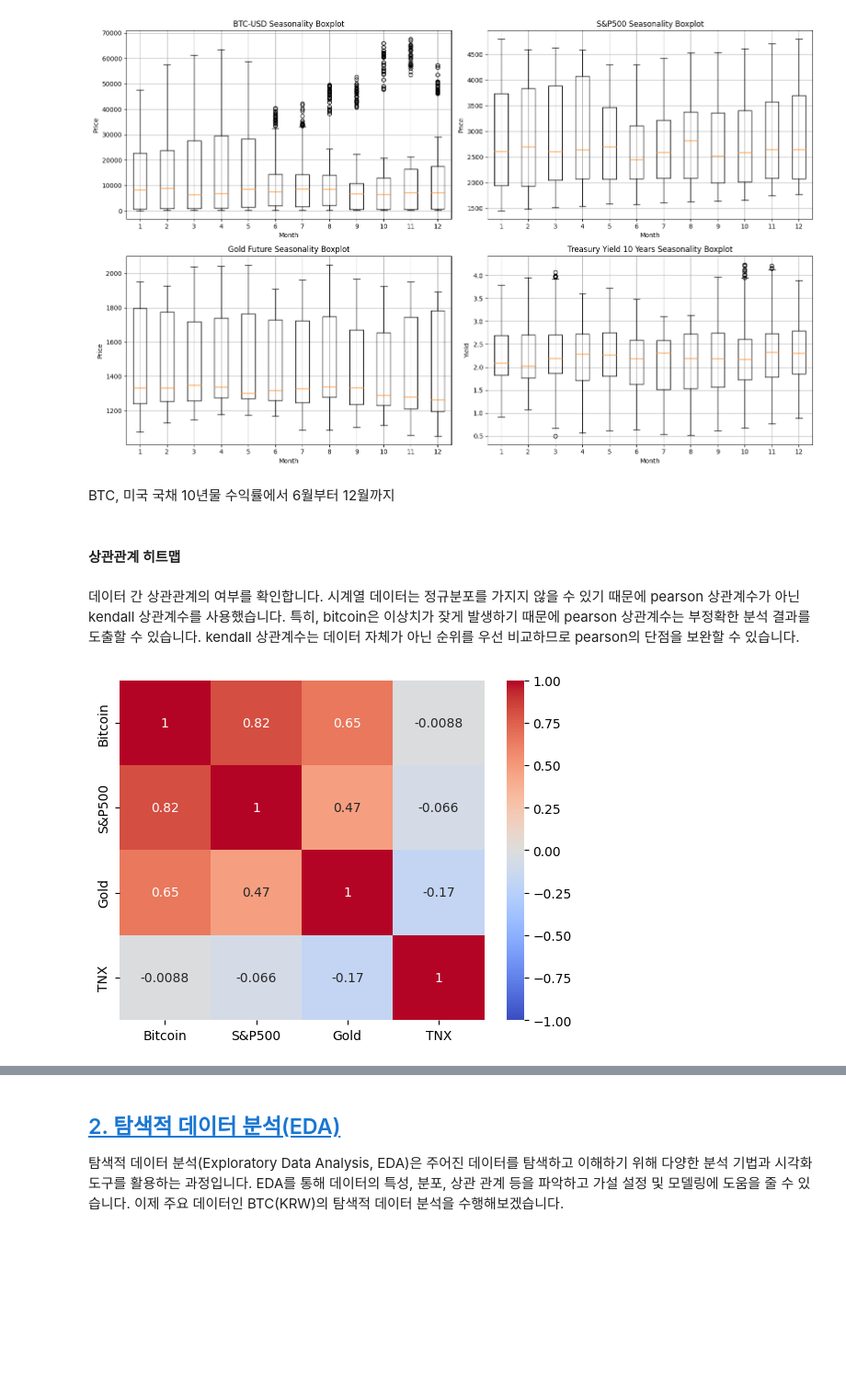
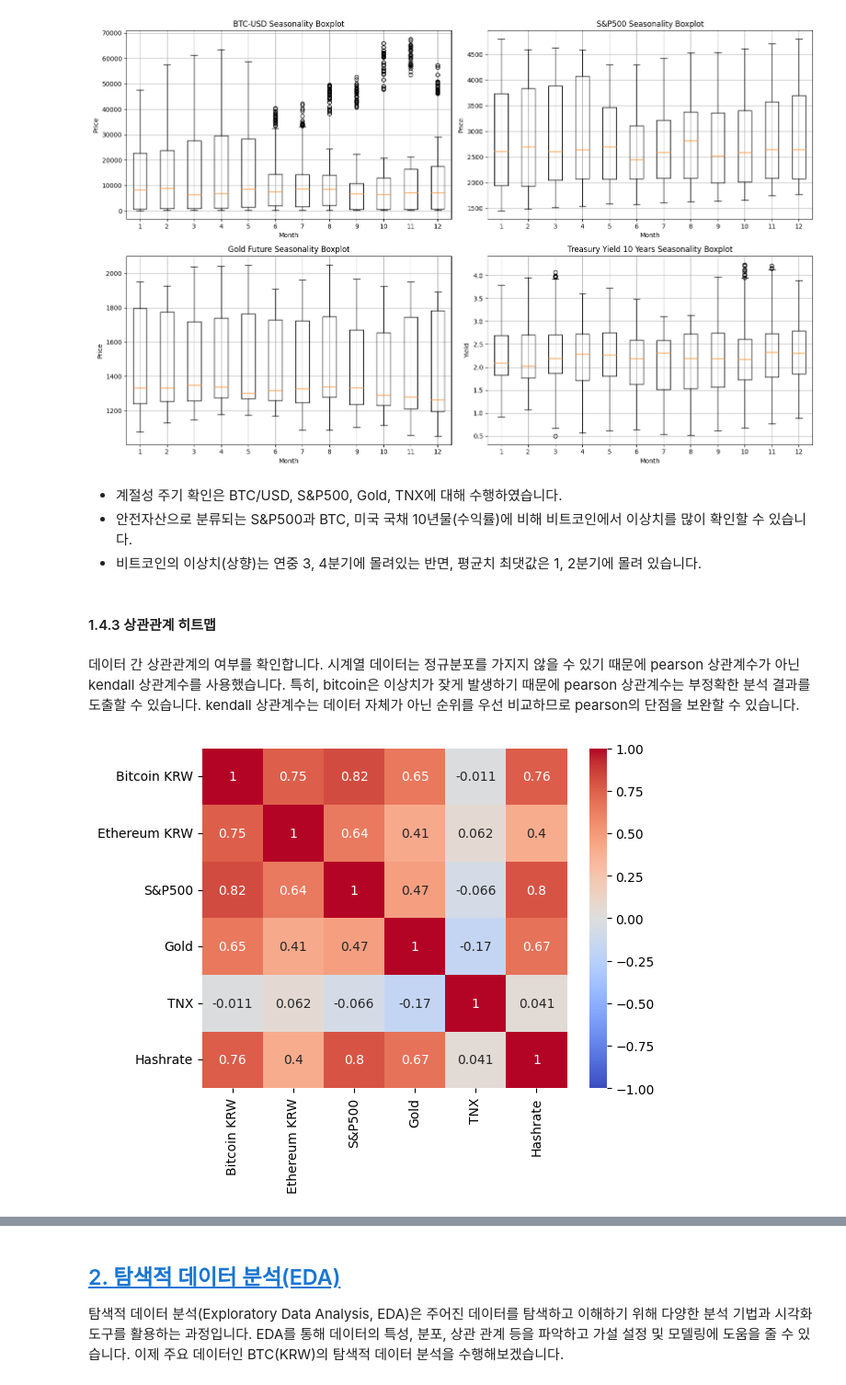
Before and after one commit to young1ll/time-series-da, a Jupyter notebook: upbitAnalyzer_data_analysis_report.ipynb, the cells around one changed output, grey strips where cells are left out. Shown at 92% size. Cells and saved outputs as stored; diff of their text form; code cells hidden in the pictures; blank space fills up the shorter version.

```diff
--- a/upbitAnalyzer_data_analysis_report.ipynb
+++ b/upbitAnalyzer_data_analysis_report.ipynb
@@ -147,0 +277,8 @@ btc_usd_df.tail()
+# %%
+import quandl
+
+# Quandl API 키 설정
+quandl.ApiConfig.api_key = 'Nvs1qJzWimszHvXmLGPQ'
+
+# Bitcoin 해시레이트 데이터 가져오기
+hr_df = quandl.get('BCHAIN/HRATE')
@@ -196,3 +367,13 @@ gld_df.head(5)
 | 2013-01-04 | 1647.000000 | 1658.300049 | 1625.699951 | 1648.099976 | 1648.099976 | 199 |
 | 2013-01-07 | 1656.500000 | 1659.900024 | 1643.800049 | 1645.500000 | 1645.500000 | 49 |
 | 2013-01-08 | 1647.699951 | 1661.500000 | 1647.699951 | 1661.500000 | 1661.500000 | 17 |
+# %%
+# ETH/KRW
+yfin.pdr_override()
+
+ethname = 'Bitcoin(KRW)'
+eth = 'ETH-KRW'
+eth_df = pdr.get_data_yahoo(eth, start=date_start, end=date_today)
+
+print(eth_df.shape)
+eth_df.head(5)
@@ -407,24 +646,26 @@ plt.tight_layout()
 plt.show()
 # %% [output]
 [figure]
-# %% [markdown]
-BTC, 미국 국채 10년물 수익률에서 6월부터 12월까지
+# %% [markdown]
+- 계절성 주기 확인은 BTC/USD, S&P500, Gold, TNX에 대해 수행하였습니다.
+- 안전자산으로 분류되는 S&P500과 BTC, 미국 국채 10년물(수익률)에 비해 비트코인에서 이상치를 많이 확인할 수 있습니다.
+- 비트코인의 이상치(상향)는 연중 3, 4분기에 몰려있는 반면, 평균치 최댓값은 1, 2분기에 몰려 있습니다.
 # %% [markdown]
-#### 상관관계 히트맵
+#### 1.4.3 상관관계 히트맵
 # %% [markdown]
 데이터 간 상관관계의 여부를 확인합니다. 시계열 데이터는 정규분포를 가지지 않을 수 있기 때문에 pearson 상관계수가 아닌 kendall 상관계수를 사용했습니다. 특히, bitcoin은 이상치가 잦게 발생하기 때문에 pearson 상관계수는 부정확한 분석 결과를 도출할 수 있습니다. kendall 상관계수는 데이터 자체가 아닌 순위를 우선 비교하므로 pearson의 단점을 보완할 수 있습니다.
 # %%
 import seaborn as sns
 # 세 데이터프레임을 하나의 데이터프레임으로 병합
-merged_df = pd.concat([btc_usd_df['Adj Close'], snp500_df['Adj Close'], gld_df['Adj Close'], tnx_df['Adj Close']], axis=1)
-merged_df.columns = ['Bitcoin', 'S&P500', 'Gold', 'TNX']
+merged_df = pd.concat([btc_krw_df['Adj Close'], eth_df['Adj Close'], snp500_df['Adj Close'], gld_df['Adj Close'], tnx_df['Adj Close'], hr_df_subset['Value']], axis=1)
+merged_df.columns = ['Bitcoin KRW', 'Ethereum KRW', 'S&P500', 'Gold', 'TNX', 'Hashrate']
 
 # 상관관계 행렬 생성
 correlation_matrix = merged_df.corr(method='kendall')
 
 # 히트맵 그리기
 sns.heatmap(correlation_matrix, annot=True, cmap='coolwarm', vmin=-1.0)
 plt.show()
 # %% [output]
-[figure, old version]
+[figure, new version]
 # %% [markdown]
```
Also changed, not shown: parts of 60 cells of this notebook, 2 other files.
